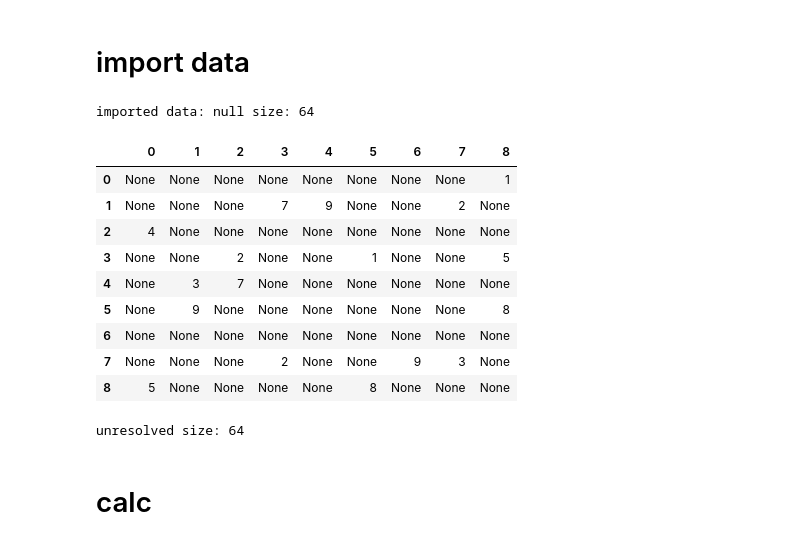
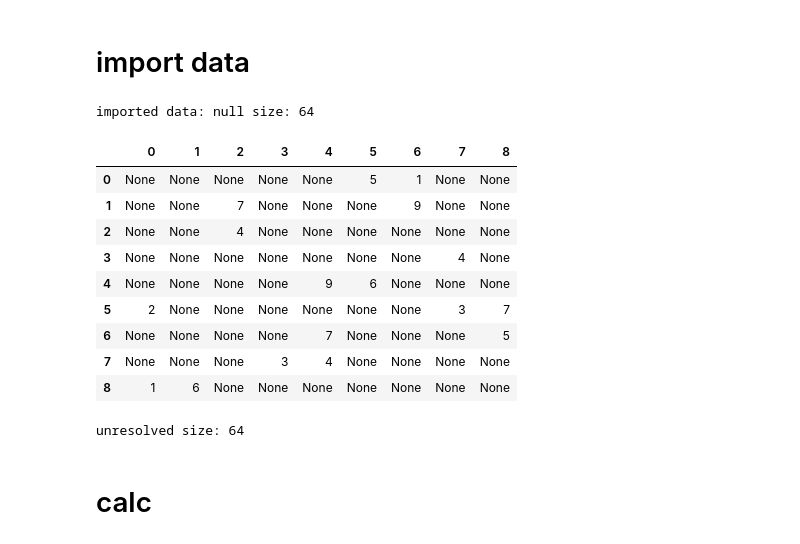
Before and after one commit to katsudonik/sudoku, a Jupyter notebook: main.ipynb, the cells around one changed output. Cells and saved outputs as stored; diff of their text form; code cells hidden in the pictures.

Commit message:
test_110

```diff
--- a/main.ipynb
+++ b/main.ipynb
@@ -11,20 +11,20 @@ importlib.reload(sudoku)
 # %% [markdown]
 # import data
 # %%
-result = np.loadtxt('input_data/test_109.csv', delimiter=',', dtype='int64')
+result = np.loadtxt('input_data/test_110.csv', delimiter=',', dtype='int64')
 sudoku = sudoku.Sudoku(result)
 # %% [output]
 imported data: null size: 64
 |  | 0 | 1 | 2 | 3 | 4 | 5 | 6 | 7 | 8 |
-| 0 | None | None | None | None | None | None | None | None | 1 |
-| 1 | None | None | None | 7 | 9 | None | None | 2 | None |
-| 2 | 4 | None | None | None | None | None | None | None | None |
-| 3 | None | None | 2 | None | None | 1 | None | None | 5 |
-| 4 | None | 3 | 7 | None | None | None | None | None | None |
-| 5 | None | 9 | None | None | None | None | None | None | 8 |
-| 6 | None | None | None | None | None | None | None | None | None |
-| 7 | None | None | None | 2 | None | None | 9 | 3 | None |
-| 8 | 5 | None | None | None | None | 8 | None | None | None |
+| 0 | None | None | None | None | None | 5 | 1 | None | None |
+| 1 | None | None | 7 | None | None | None | 9 | None | None |
+| 2 | None | None | 4 | None | None | None | None | None | None |
+| 3 | None | None | None | None | None | None | None | 4 | None |
+| 4 | None | None | None | None | 9 | 6 | None | None | None |
+| 5 | 2 | None | None | None | None | None | None | 3 | 7 |
+| 6 | None | None | None | None | 7 | None | None | None | 5 |
+| 7 | None | None | None | 3 | 4 | None | None | None | None |
+| 8 | 1 | 6 | None | None | None | None | None | None | None |
 unresolved size: 64
 # %% [markdown]
 # calc
```
Also changed, not shown: parts of 2 cells of this notebook, 2 other files.
